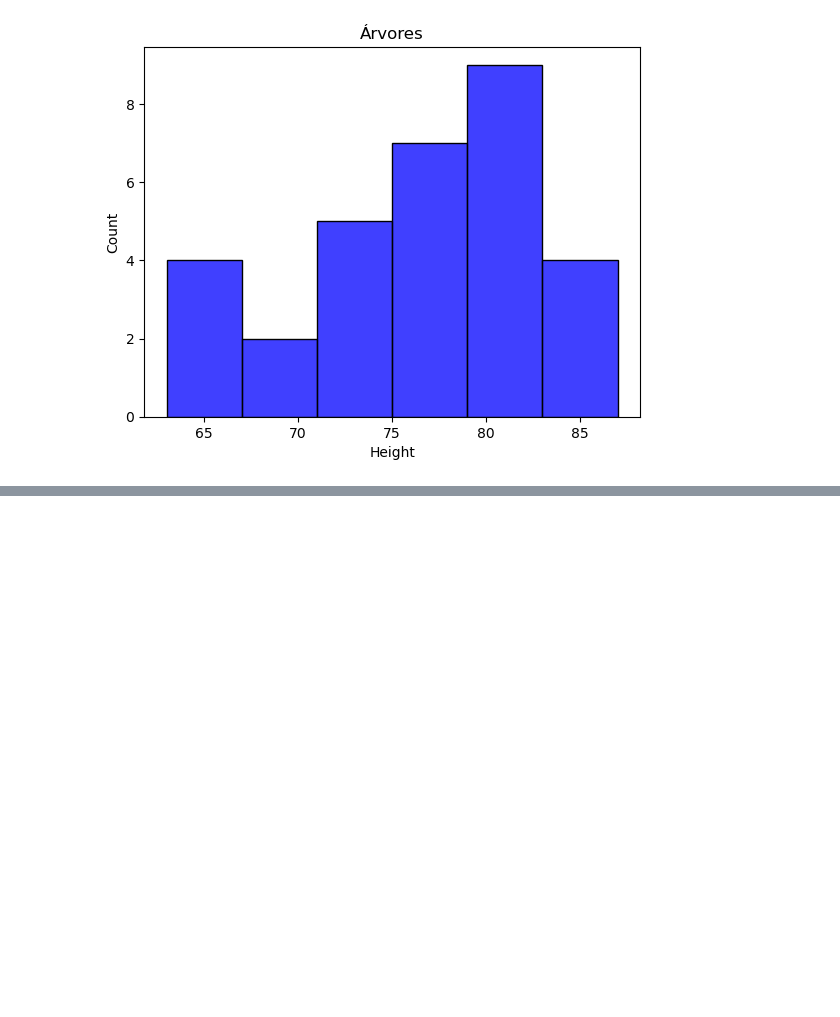
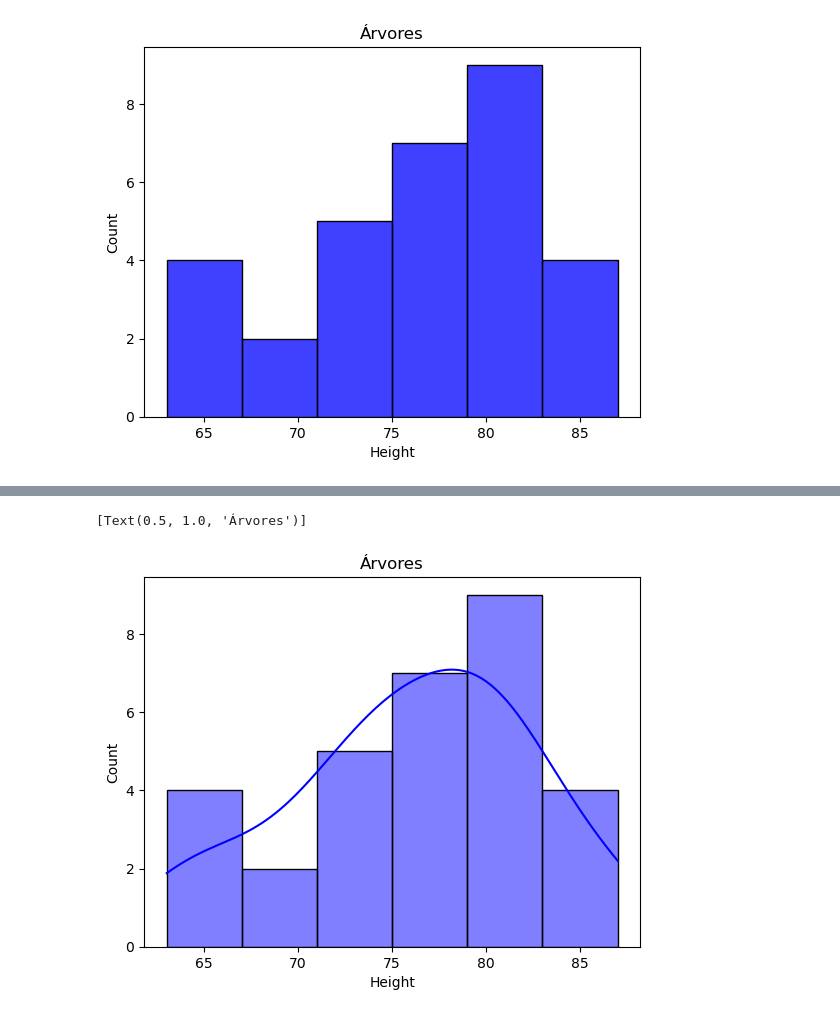
Before and after one commit to pedro-the-creator/Data-Analytics, a Jupyter notebook: Gráficos/densidade.ipynb, the cells around one changed output, grey strips where cells are left out. Saved outputs shown, nothing was run; the diff lists cells and outputs as text; code cells hidden in the pictures; blank space fills up the shorter version.

```diff
--- a/Gráficos/densidade.ipynb
+++ b/Gráficos/densidade.ipynb
@@ -26,0 +32,5 @@ sns.histplot(base.iloc[:,1], kde=False, bins=6, color='blue').set(title='Árvore
+# %%
+sns.histplot(base.iloc[:,1], kde=True, bins=6, color='blue').set(title='Árvores')
+# %% [output]
+[Text(0.5, 1.0, 'Árvores')]
+[figure, added]
```
Also changed, not shown: parts of 1 cell of this notebook, 10 other files.
